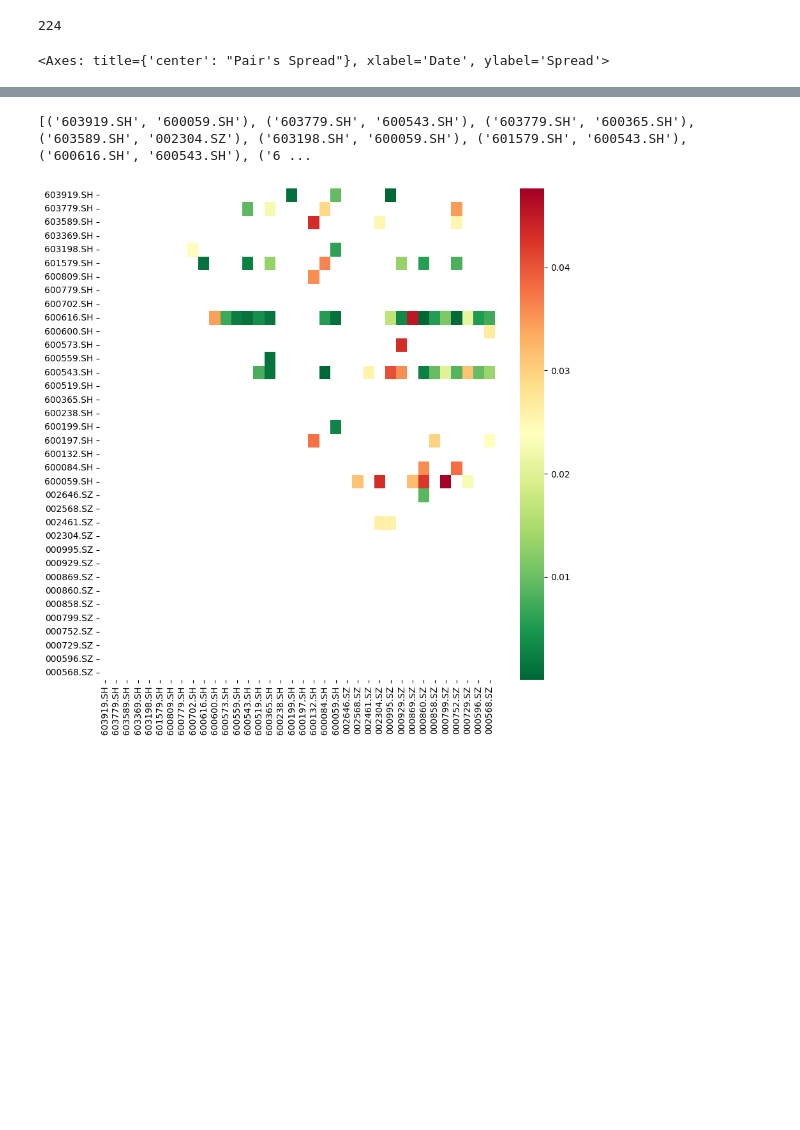
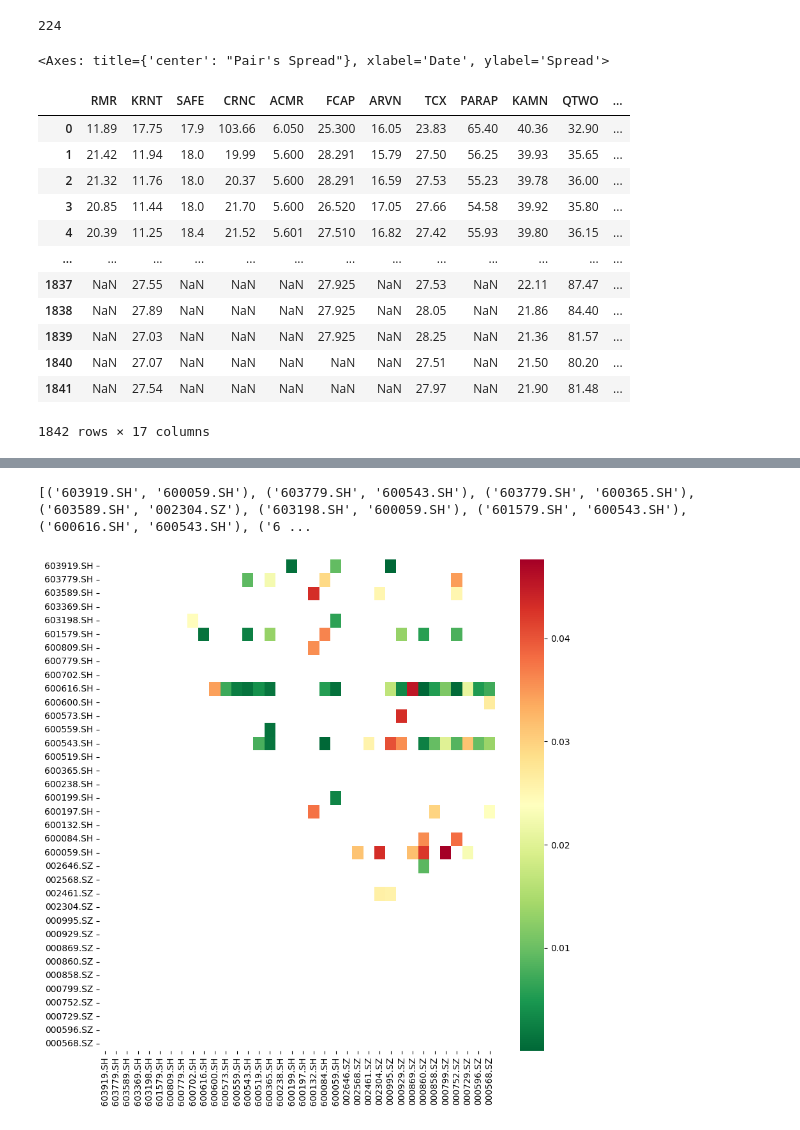
Before and after one commit to waikho/MADS_Capstone, a Jupyter notebook: RL/Pair_Trading_DQN.ipynb, the cells around one changed output, grey strips where cells are left out. Cells and saved outputs as stored; diff of their text form; code cells hidden in the pictures; blank space fills up the shorter version.

```diff
--- a/RL/Pair_Trading_DQN.ipynb
+++ b/RL/Pair_Trading_DQN.ipynb
@@ -648,0 +678,15 @@ def uniquify(path):
+# %%
+###filter out some outlier clusters###
+###generate a dict of good clusters###
+def findStocksinClusters(clusters, n):
+    good_clusters = []
+    good_clusters_dict = {}
+
+    for i in range(n):
+        if len(clusters[clusters['cluster']==i]) >= 5:
+            good_clusters.append(i)
+
+    for cluster in good_clusters:
+        good_clusters_dict[cluster] = clusters[clusters['cluster']==cluster]['symbol'].reset_index()['symbol']
+
+    return good_clusters_dict
@@ -648,0 +724,16 @@ def uniquify(path):
+# %%
+dailyDF[good_clusters_dict[1]]
+# %% [output]
+|  | RMR | KRNT | SAFE | CRNC | ACMR | FCAP | ARVN | TCX | PARAP | KAMN | QTWO | ... |
+| 0 | 11.89 | 17.75 | 17.9 | 103.66 | 6.050 | 25.300 | 16.05 | 23.83 | 65.40 | 40.36 | 32.90 | ... |
+| 1 | 21.42 | 11.94 | 18.0 | 19.99 | 5.600 | 28.291 | 15.79 | 27.50 | 56.25 | 39.93 | 35.65 | ... |
+| 2 | 21.32 | 11.76 | 18.0 | 20.37 | 5.600 | 28.291 | 16.59 | 27.53 | 55.23 | 39.78 | 36.00 | ... |
+| 3 | 20.85 | 11.44 | 18.0 | 21.70 | 5.600 | 26.520 | 17.05 | 27.66 | 54.58 | 39.92 | 35.80 | ... |
+| 4 | 20.39 | 11.25 | 18.4 | 21.52 | 5.601 | 27.510 | 16.82 | 27.42 | 55.93 | 39.80 | 36.15 | ... |
+| ... | ... | ... | ... | ... | ... | ... | ... | ... | ... | ... | ... | ... |
+| 1837 | NaN | 27.55 | NaN | NaN | NaN | 27.925 | NaN | 27.53 | NaN | 22.11 | 87.47 | ... |
+| 1838 | NaN | 27.89 | NaN | NaN | NaN | 27.925 | NaN | 28.05 | NaN | 21.86 | 84.40 | ... |
+| 1839 | NaN | 27.03 | NaN | NaN | NaN | 27.925 | NaN | 28.25 | NaN | 21.36 | 81.57 | ... |
+| 1840 | NaN | 27.07 | NaN | NaN | NaN | NaN | NaN | 27.51 | NaN | 21.50 | 80.20 | ... |
+| 1841 | NaN | 27.54 | NaN | NaN | NaN | NaN | NaN | 27.97 | NaN | 21.90 | 81.48 | ... |
+1842 rows × 17 columns
```
Also changed, not shown: parts of 9 cells of this notebook, 2 other files.
